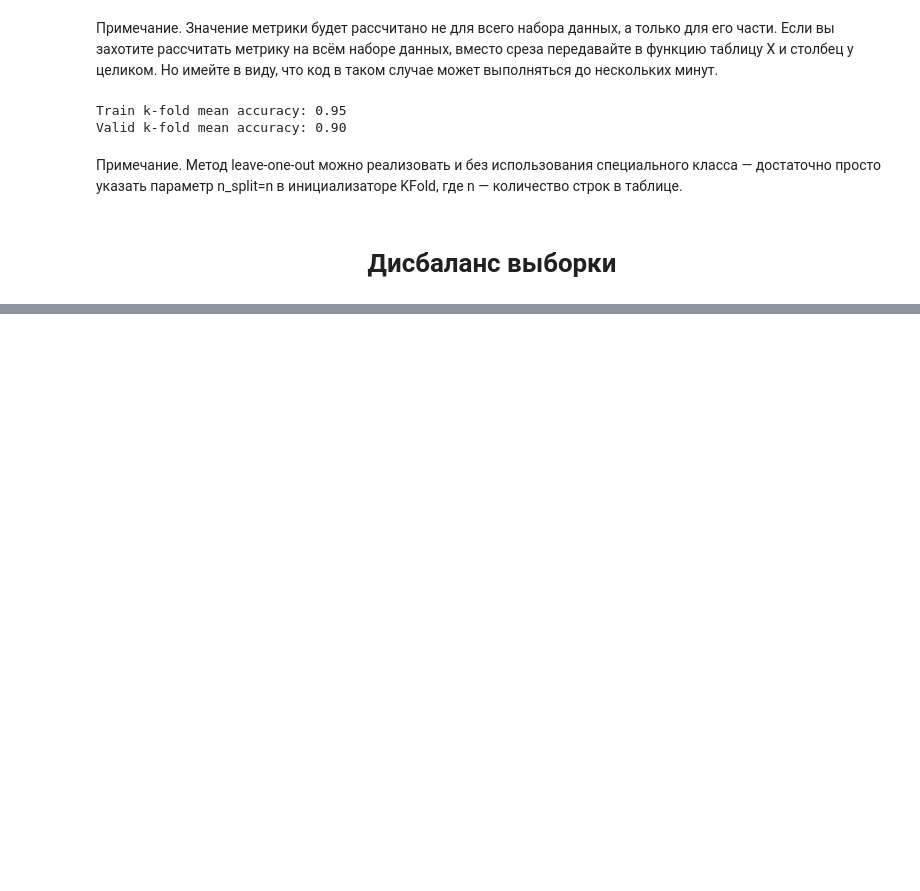
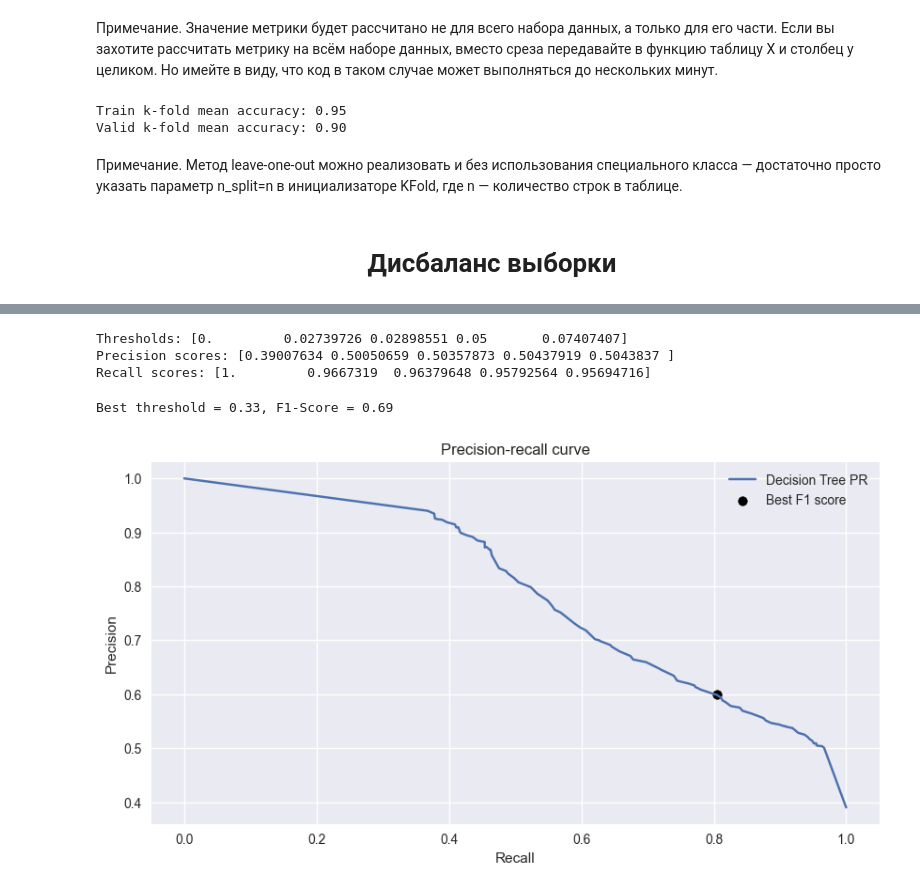
Before and after one commit to AbiNazim/Study_DataScience, a Jupyter notebook: Учеба/ML-5. Валидация данных и оценка моделей/ML_5.ipynb, the cells around one changed output, grey strips where cells are left out. Drawn from its saved outputs; the diff is of its cells as text; code cells hidden in the pictures; blank space fills up the shorter version.

```diff
--- a/Учеба/ML-5. Валидация данных и оценка моделей/ML_5.ipynb
+++ b/Учеба/ML-5. Валидация данных и оценка моделей/ML_5.ipynb
@@ -277,0 +592,14 @@ Valid k-fold mean accuracy: 0.90
+# %%
+#Создаём модель
+model = tree.DecisionTreeClassifier(
+    criterion='entropy', #критерий информативности
+    max_depth=7, #максимальная глубина
+    min_samples_leaf=5, #минимальное число объектов в листе
+    random_state=42 #генератор случайных чисел
+)
+#Обучаем модель
+model.fit(X_train, y_train)
+#Создаём кросс-валидатор k-fold со стратификацией
+skf = model_selection.StratifiedKFold(n_splits=5)
+#Делаем предсказание вероятностей на кросс-валидации
+y_cv_proba_pred = model_selection.cross_val_predict(model, X_train, y_train, cv=skf, method='predict_proba')
@@ -277,0 +608,36 @@ Valid k-fold mean accuracy: 0.90
+# %%
+#Выделяем столбец с вероятностями для класса 1
+y_cv_proba_pred = y_cv_proba_pred[:, 1]
+# %%
+#Вычисляем координаты PR-кривой
+precision, recall, thresholds = metrics.precision_recall_curve(y_train, y_cv_proba_pred)
+
+print('Thresholds:', thresholds[:5])
+print('Precision scores:', precision[:5])
+print('Recall scores:',recall[:5])
+# %% [output]
+Thresholds: [0.         0.02739726 0.02898551 0.05       0.07407407]
+Precision scores: [0.39007634 0.50050659 0.50357873 0.50437919 0.5043837 ]
+Recall scores: [1.         0.9667319  0.96379648 0.95792564 0.95694716]
+# %%
+#Вычисляем F1-меру при различных threshold
+f1_scores = (2 * precision * recall) / (precision + recall)
+#Определяем индекс максимума
+idx = np.argmax(f1_scores)
+print('Best threshold = {:.2f}, F1-Score = {:.2f}'.format(thresholds[idx], f1_scores[idx]))
+
+#Строим PR-кривую
+fig, ax = plt.subplots(figsize=(10, 5)) #фигура + координатная плоскость
+#Строим линейный график зависимости precision от recall
+ax.plot(recall, precision, label='Decision Tree PR')
+#Отмечаем точку максимума F1
+ax.scatter(recall[idx], precision[idx], marker='o', color='black', label='Best F1 score')
+#Даем графику название и подписи осям
+ax.set_title('Precision-recall curve')
+ax.set_xlabel('Recall')
+ax.set_ylabel('Precision')
+#Отображаем легенду
+ax.legend();
+# %% [output]
+Best threshold = 0.33, F1-Score = 0.69
+[figure, added]
```
Also changed, not shown: parts of 69 cells of this notebook.
